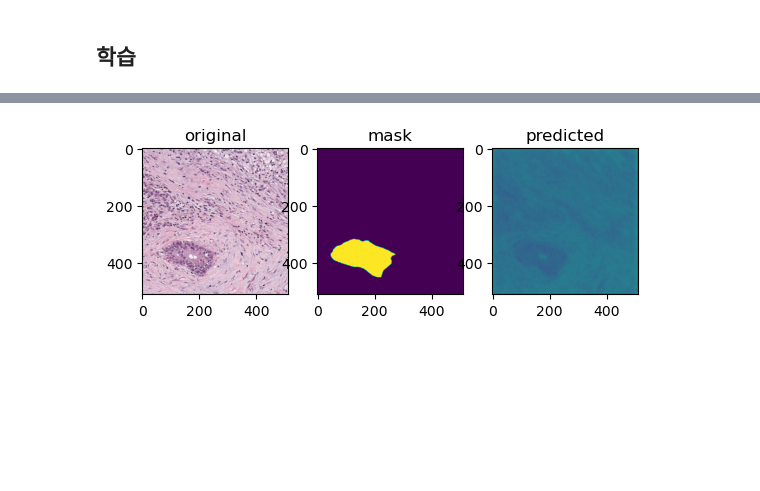
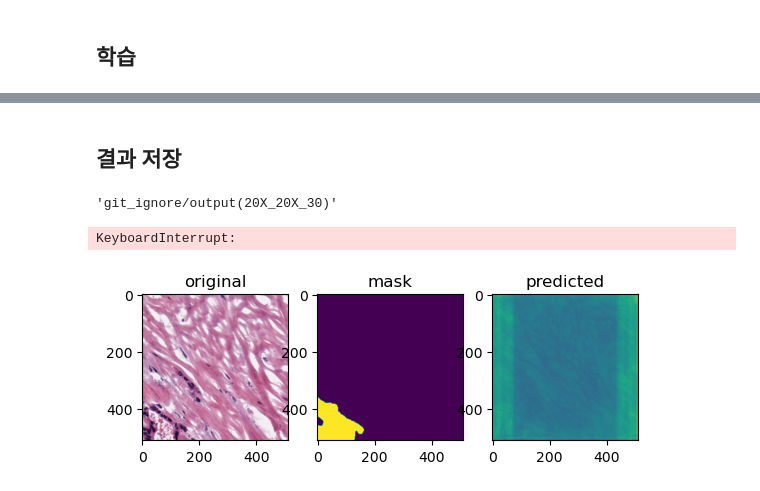
Before and after one commit to moksu27/PDAC_pathological_image_segmentation, a Jupyter notebook: U-net_segmentation.ipynb, the cells around one changed output, grey strips where cells are left out. Drawn from its saved outputs; the diff is of its cells as text; code cells hidden in the pictures; blank space fills up the shorter version.

```diff
--- a/U-net_segmentation.ipynb
+++ b/U-net_segmentation.ipynb
@@ -264,8 +313,8 @@ mask_transform = Compose([Resize((CFG['IMG_SIZE'],CFG['IMG_SIZE'])),
                     ToTensor()])
 
 # 학습용 데이터
-train_set = CustomDataset(img_path = img_path,
-                 mask_path = mask_path,
+train_set = CustomDataset(img_path = train_img_path,
+                 mask_path = train_mask_path,
                  mask_transform = mask_transform,
                  img_transform = mask_transform)
 # %%
@@ -294,12 +343,12 @@ img_transform = Compose([Resize((CFG['IMG_SIZE'],CFG['IMG_SIZE'])),
 # %%
 # 학습용 데이터
-train_set = CustomDataset(img_path = img_path,
-                          mask_path = mask_path,
+train_set = CustomDataset(img_path = train_img_path,
+                          mask_path = train_mask_path,
                           mask_transform = mask_transform,
                           img_transform=img_transform)
 # 평가용 데이터
-test_set = CustomDataset(img_path = img_path,
-                         mask_path=mask_path,
+test_set = CustomDataset(img_path = test_img_path,
+                         mask_path=test_mask_path,
                          mask_transform = mask_transform,
                          img_transform=mask_transform,
                          train=False)
@@ -351,21 +400,34 @@ epoch12 loss:0.023128053173422813
 ... (18 outputs left out)
+# %% [markdown]
+## 결과 저장
+# %%
+# output_path 설정
+epochs = CFG["EPOCHS"]
+output_name = f"{train_magnification}_{test_magnification}_{epochs}"
+output_path = f"git_ignore/output/output({output_name})"
+output_path
+# %% [output]
+'git_ignore/output(20X_20X_30)'
 # %%
-model.load_state_dict(torch.load(CFG["pth_name"], map_location=device))
-data, label = test_set[36]
-pred = model(torch.unsqueeze(data, dim=0).to(device))
-pred = pred.to("cpu")
-label = torch.squeeze(label)
-with torch.no_grad():
-    plt.subplot(1,3,1)
-    plt.title("original")
-    plt.imshow(ToPILImage()(data))
-    plt.subplot(1,3,2)
-    plt.title("mask")
-    plt.imshow(label)
-    plt.subplot(1,3,3)
-    plt.title("predicted")
-    plt.imshow(pred)
-
-    plt.show()
+# output_save
+os.mkdir(output_path)
+for i in range(len(test_loader)):
+    model.load_state_dict(torch.load(CFG["pth_name"], map_location=device))
+    data, label = test_set[i]
+    pred = model(torch.unsqueeze(data, dim=0).to(device))
+    pred = pred.to("cpu")
+    label = torch.squeeze(label)
+    with torch.no_grad():
+        plt.subplot(1,3,1)
+        plt.title("original")
+        plt.imshow(ToPILImage()(data))
+        plt.subplot(1,3,2)
+        plt.title("mask")
+        plt.imshow(label)
+        plt.subplot(1,3,3)
+        plt.title("predicted")
+        plt.imshow(pred)
+        plt.savefig(f'{output_path}/{output_name}_{i+1}.png')
 # %% [output]
+KeyboardInterrupt:
-[figure, old version]
+[figure, new version]
```
Also changed, not shown: parts of 17 cells of this notebook.
